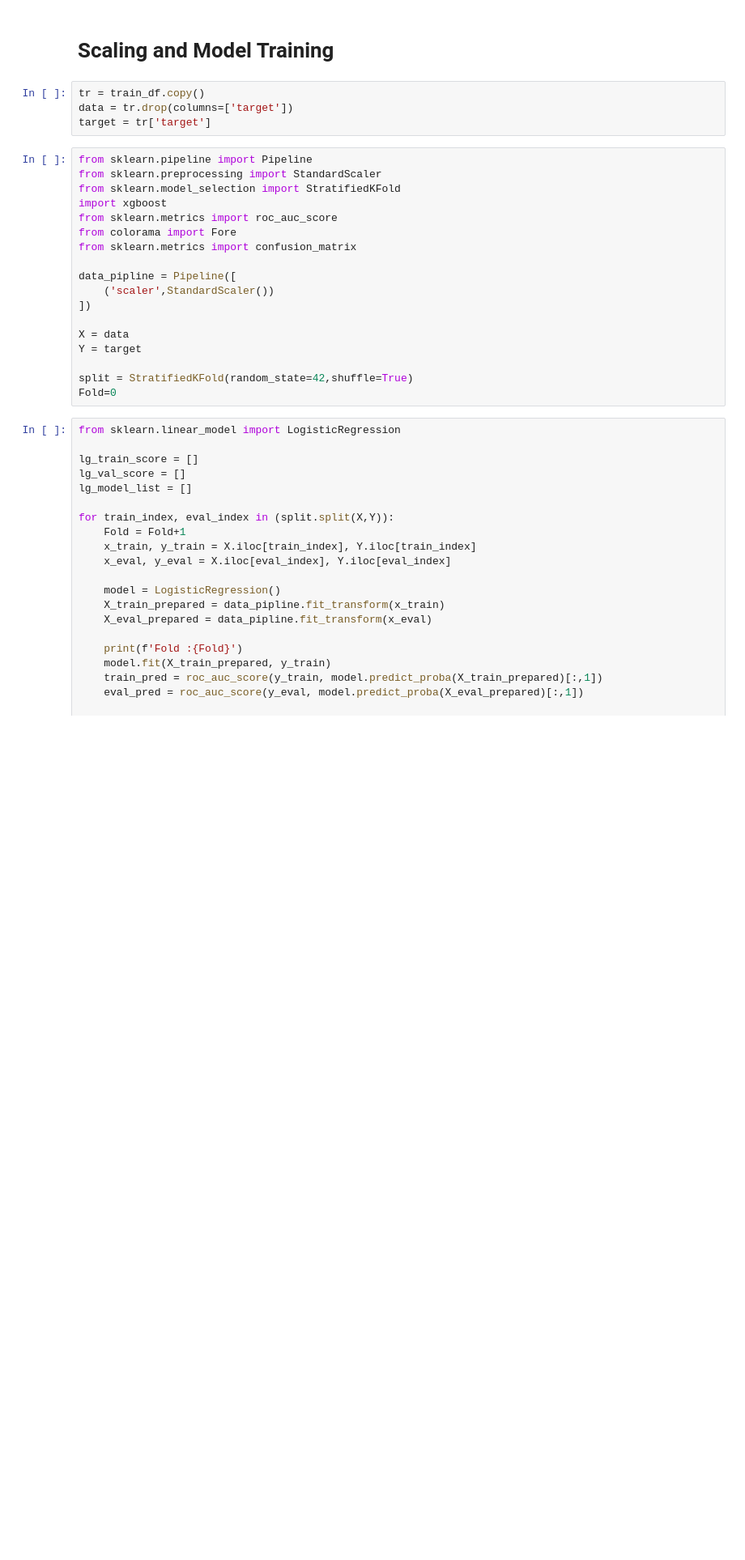
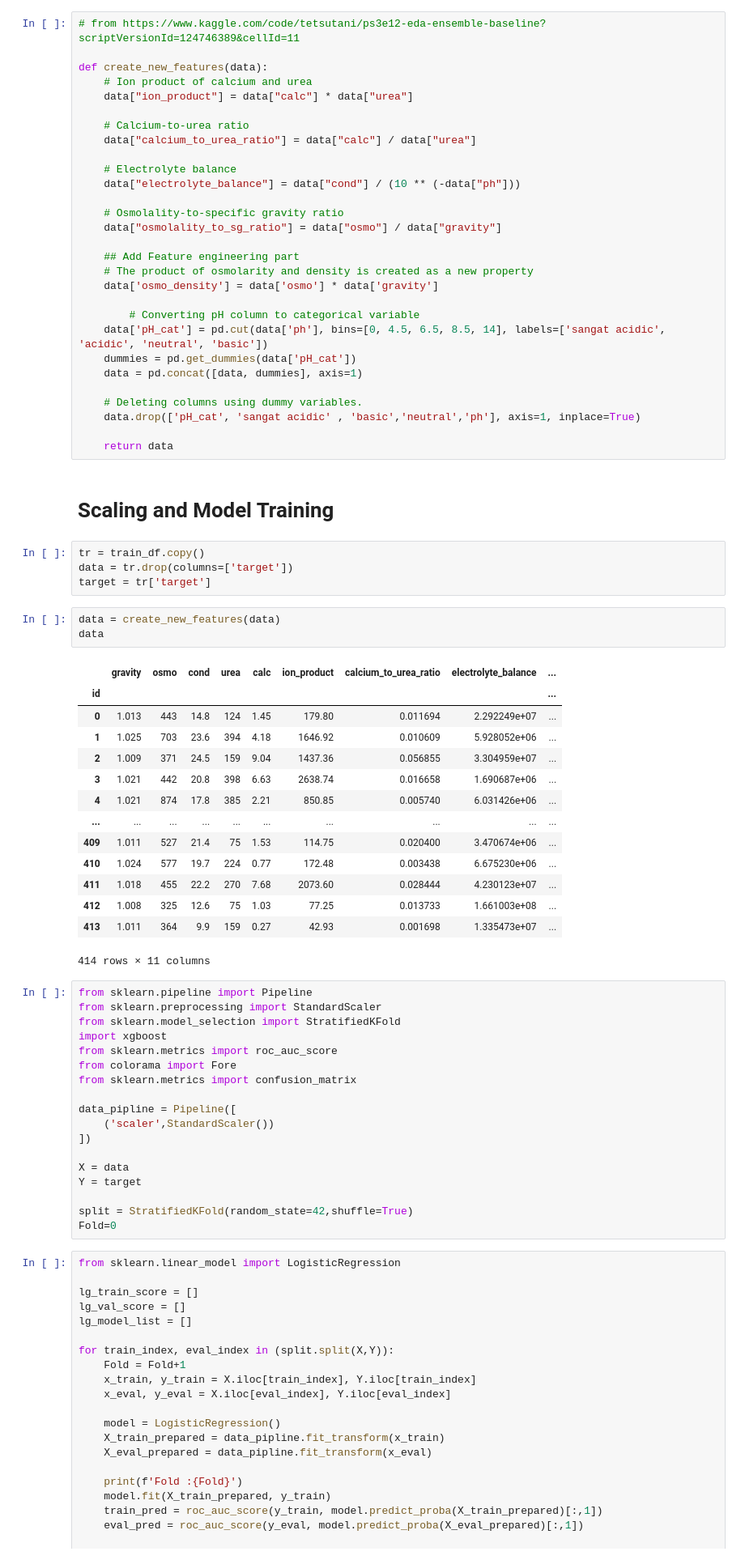
Before and after one commit to ayushmehraa/Kidney-stone-prediction, a Jupyter notebook: notebook.ipynb, the cells around one changed output. Shown at 81% size. Cells and saved outputs as stored; diff of their text form; blank space fills up the shorter version.

```diff
--- a/notebook.ipynb
+++ b/notebook.ipynb
@@ -210,12 +210,59 @@ sns.heatmap(corr, annot=True, cmap = 'Blues', mask = matrix)
 - osmo and urea shows very strong correlation
 - osmo:gravity and osmo & cond shows a pretty decent correlation.
 - Apart from all ph shows a negitive correaltion to target
+# %%
+# from https://www.kaggle.com/code/tetsutani/ps3e12-eda-ensemble-baseline?scriptVersionId=124746389&cellId=11
+
+def create_new_features(data):
+    # Ion product of calcium and urea
+    data["ion_product"] = data["calc"] * data["urea"]
+
+    # Calcium-to-urea ratio
+    data["calcium_to_urea_ratio"] = data["calc"] / data["urea"]
+
+    # Electrolyte balance
+    data["electrolyte_balance"] = data["cond"] / (10 ** (-data["ph"]))
+
+    # Osmolality-to-specific gravity ratio
+    data["osmolality_to_sg_ratio"] = data["osmo"] / data["gravity"]
+
+    ## Add Feature engineering part
+    # The product of osmolarity and density is created as a new property
+    data['osmo_density'] = data['osmo'] * data['gravity']
+
+        # Converting pH column to categorical variable
+    data['pH_cat'] = pd.cut(data['ph'], bins=[0, 4.5, 6.5, 8.5, 14], labels=['sangat acidic', 'acidic', 'neutral', 'basic'])
+    dummies = pd.get_dummies(data['pH_cat'])
+    data = pd.concat([data, dummies], axis=1)
+
+    # Deleting columns using dummy variables.
+    data.drop(['pH_cat', 'sangat acidic' , 'basic','neutral','ph'], axis=1, inplace=True)
+
+    return data
 # %% [markdown]
 # Scaling and Model Training
 # %%
 tr = train_df.copy()
 data = tr.drop(columns=['target'])
 target = tr['target']
+# %%
+data = create_new_features(data)
+data
+# %% [output]
+|  | gravity | osmo | cond | urea | calc | ion_product | calcium_to_urea_ratio | electrolyte_balance | ... |
+| id |  |  |  |  |  |  |  |  | ... |
+| 0 | 1.013 | 443 | 14.8 | 124 | 1.45 | 179.80 | 0.011694 | 2.292249e+07 | ... |
+| 1 | 1.025 | 703 | 23.6 | 394 | 4.18 | 1646.92 | 0.010609 | 5.928052e+06 | ... |
+| 2 | 1.009 | 371 | 24.5 | 159 | 9.04 | 1437.36 | 0.056855 | 3.304959e+07 | ... |
+| 3 | 1.021 | 442 | 20.8 | 398 | 6.63 | 2638.74 | 0.016658 | 1.690687e+06 | ... |
+| 4 | 1.021 | 874 | 17.8 | 385 | 2.21 | 850.85 | 0.005740 | 6.031426e+06 | ... |
+| ... | ... | ... | ... | ... | ... | ... | ... | ... | ... |
+| 409 | 1.011 | 527 | 21.4 | 75 | 1.53 | 114.75 | 0.020400 | 3.470674e+06 | ... |
+| 410 | 1.024 | 577 | 19.7 | 224 | 0.77 | 172.48 | 0.003438 | 6.675230e+06 | ... |
+| 411 | 1.018 | 455 | 22.2 | 270 | 7.68 | 2073.60 | 0.028444 | 4.230123e+07 | ... |
+| 412 | 1.008 | 325 | 12.6 | 75 | 1.03 | 77.25 | 0.013733 | 1.661003e+08 | ... |
+| 413 | 1.011 | 364 | 9.9 | 159 | 0.27 | 42.93 | 0.001698 | 1.335473e+07 | ... |
+414 rows × 11 columns
 # %%
 from sklearn.pipeline import Pipeline
 from sklearn.preprocessing import StandardScaler
```
Also changed, not shown: parts of 15 cells of this notebook.
